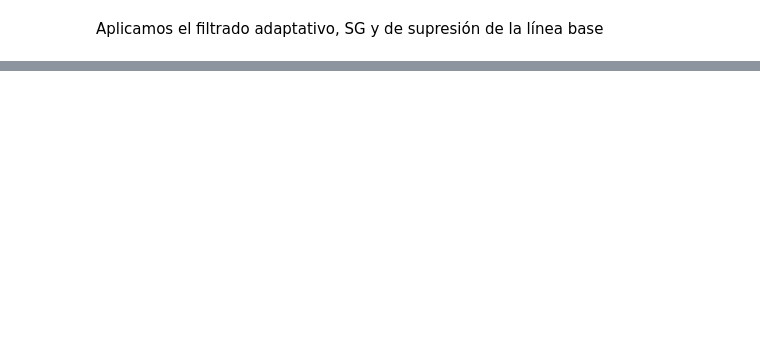
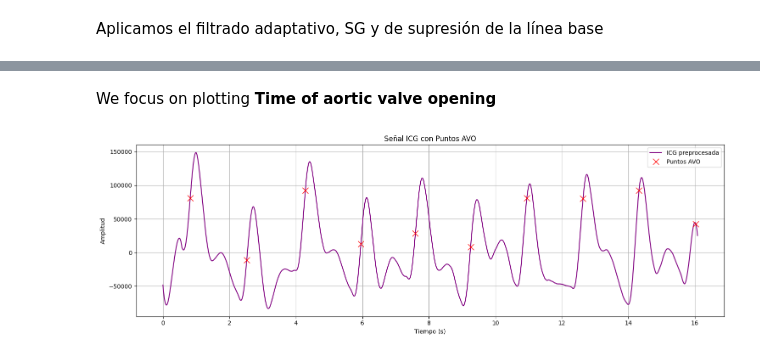
Before and after one commit to eduardo-illueca/icg-project, a Jupyter notebook: Maria_HeartCycle_FILTEREDDATA.ipynb, the cells around one changed output, grey strips where cells are left out. Drawn from its saved outputs; the diff is of its cells as text; code cells hidden in the pictures; blank space fills up the shorter version.

```diff
--- a/Maria_HeartCycle_FILTEREDDATA.ipynb
+++ b/Maria_HeartCycle_FILTEREDDATA.ipynb
@@ -261,0 +295,30 @@ plt.show()
+# %% [markdown]
+We focus on plotting **Time of aortic valve opening**
+# %%
+# Extraer AVO
+AVO = measures[3, 1]
+AVO_time = AVO['time']
+AVO_data = AVO['data']
+AVO_data_value = AVO_data[0, 0]  # Valores de tiempo en segundos
+
+# Convertir tiempo de AVO a índices de muestra
+frecuencia_muestreo=200
+AVO_sample_indices = (AVO_data_value.flatten() * frecuencia_muestreo).astype(int)
+AVO_sample_indices = AVO_sample_indices[AVO_sample_indices < len(senal_sin_linea_base)]
+
+# Obtener amplitudes de la señal preprocesada en los puntos PEP
+AVO_amplitudes = senal_sin_linea_base[AVO_sample_indices]
+
+# Graficar señal preprocesada con los puntos PEP superpuestos
+plt.figure(figsize=(15, 5))
+plt.plot(tiempo, senal_sin_linea_base, label='ICG preprocesada', color='purple')
+plt.plot(tiempo[AVO_sample_indices], AVO_amplitudes, 'rx', markersize=10, label='Puntos AVO')
+plt.title('Señal ICG con Puntos AVO')
+plt.xlabel('Tiempo (s)')
+plt.ylabel('Amplitud')
+plt.grid(True)
+plt.legend()
+plt.tight_layout()
+plt.show()
+# %% [output]
+[figure, added]
```
Also changed, not shown: parts of 10 cells of this notebook.
